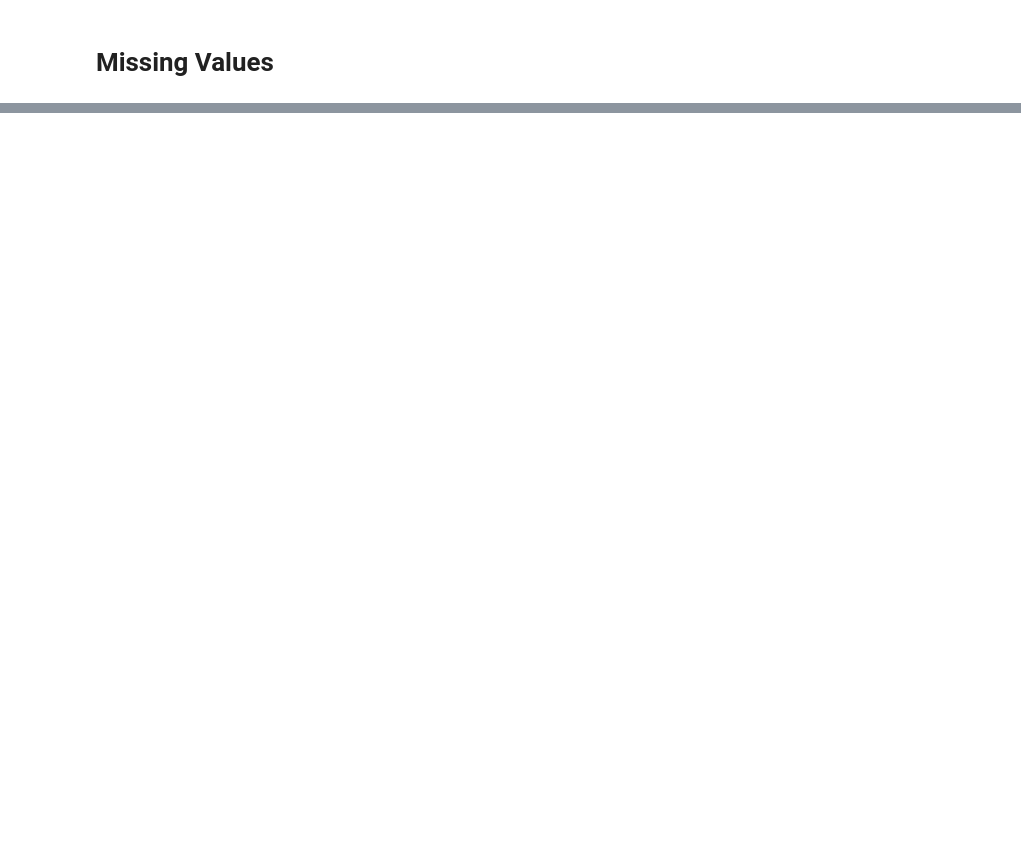
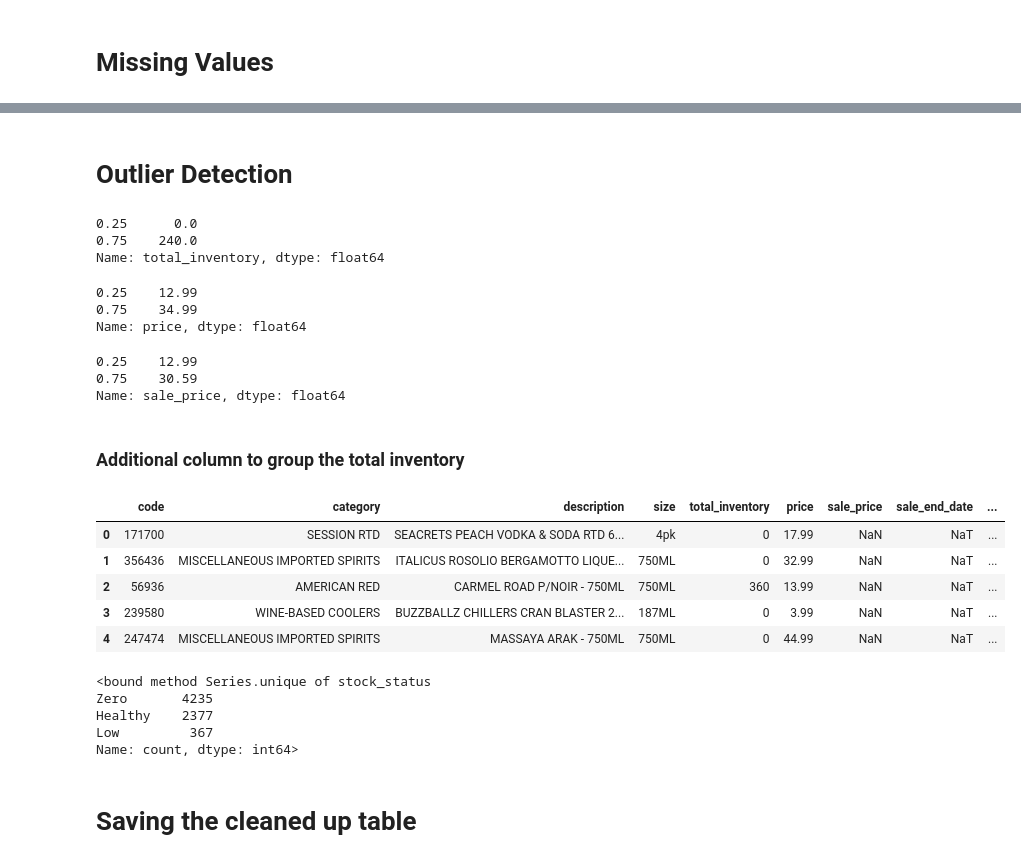
Before and after one commit to Bee1229/ABS_Store_Inventory_and_Sale_Items, a Jupyter notebook: ABS_Store_Inventory_and_Sale_Items_data_prep.ipynb, the cells around one changed output, grey strips where cells are left out. Saved outputs shown, nothing was run; the diff lists cells and outputs as text; code cells hidden in the pictures; blank space fills up the shorter version.

Commit message:
Cleaned dataset

```diff
--- a/ABS_Store_Inventory_and_Sale_Items_data_prep.ipynb
+++ b/ABS_Store_Inventory_and_Sale_Items_data_prep.ipynb
@@ -62,0 +135,9 @@ dtype: int64
+# %%
+columns = ['price','sale_price']
+
+for c in columns:
+    abs_store[c]= pd.to_numeric(abs_store[c])
+
+abs_store['sale_end_date'] = pd.to_datetime(abs_store['sale_end_date'])
+
+abs_store.info()
@@ -62,0 +161,50 @@ dtype: int64
+# %% [markdown]
+# Outlier Detection
+# %%
+abs_store['total_inventory'].quantile([0.25,0.75])
+# %% [output]
+0.25      0.0
+0.75    240.0
+Name: total_inventory, dtype: float64
+# %%
+abs_store['price'].quantile([0.25,0.75])
+# %% [output]
+0.25    12.99
+0.75    34.99
+Name: price, dtype: float64
+# %%
+abs_store['sale_price'].quantile([0.25,0.75])
+# %% [output]
+0.25    12.99
+0.75    30.59
+Name: sale_price, dtype: float64
+# %% [markdown]
+### Additional column to group the total inventory
+# %%
+#Total inventroy = 0 is Zero
+#Total inventory < 100 is low
+#Total inventory => 100 is Healthy
+abs_store["stock_status"] = np.select(
+    [abs_store["total_inventory"] == 0, abs_store["total_inventory"] < 100],
+    ["Zero", "Low"],
+    default="Healthy",
+)
+
+abs_store.head()
+# %% [output]
+|  | code | category | description | size | total_inventory | price | sale_price | sale_end_date | ... |
+| 0 | 171700 | SESSION RTD | SEACRETS PEACH VODKA & SODA RTD 6... | 4pk | 0 | 17.99 | NaN | NaT | ... |
+| 1 | 356436 | MISCELLANEOUS IMPORTED SPIRITS | ITALICUS ROSOLIO BERGAMOTTO LIQUE... | 750ML | 0 | 32.99 | NaN | NaT | ... |
+| 2 | 56936 | AMERICAN RED | CARMEL ROAD P/NOIR - 750ML | 750ML | 360 | 13.99 | NaN | NaT | ... |
+| 3 | 239580 | WINE-BASED COOLERS | BUZZBALLZ CHILLERS CRAN BLASTER 2... | 187ML | 0 | 3.99 | NaN | NaT | ... |
+| 4 | 247474 | MISCELLANEOUS IMPORTED SPIRITS | MASSAYA ARAK - 750ML | 750ML | 0 | 44.99 | NaN | NaT | ... |
+# %%
+abs_store['stock_status'].value_counts().unique
+# %% [output]
+<bound method Series.unique of stock_status
+Zero       4235
+Healthy    2377
+Low         367
+Name: count, dtype: int64>
+# %% [markdown]
+# Saving the cleaned up table
```
Also changed, not shown: parts of 16 cells of this notebook, 1 other file.
